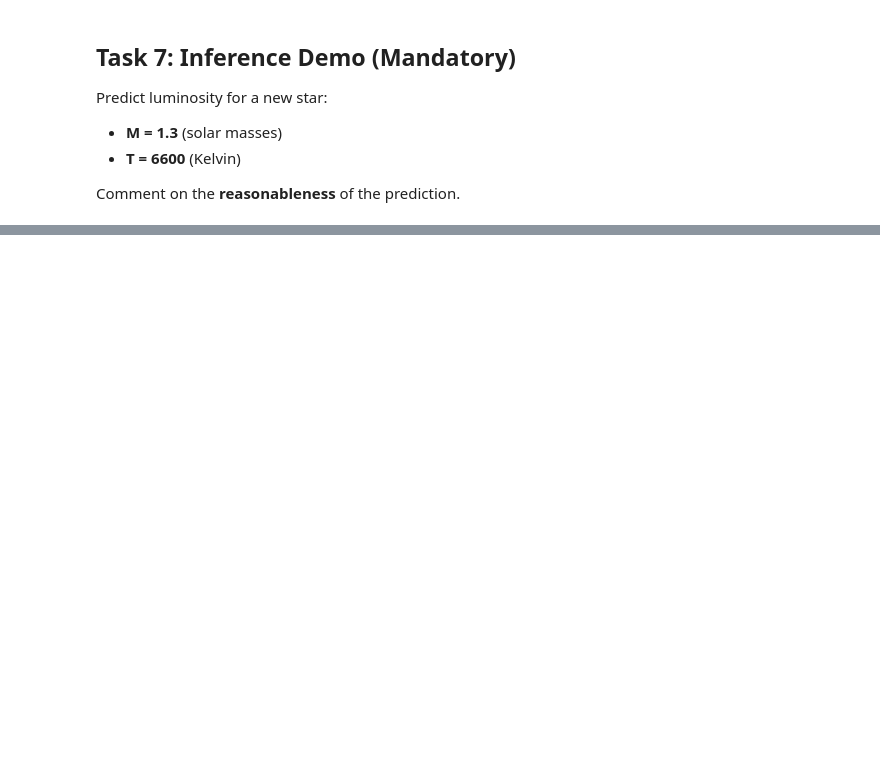
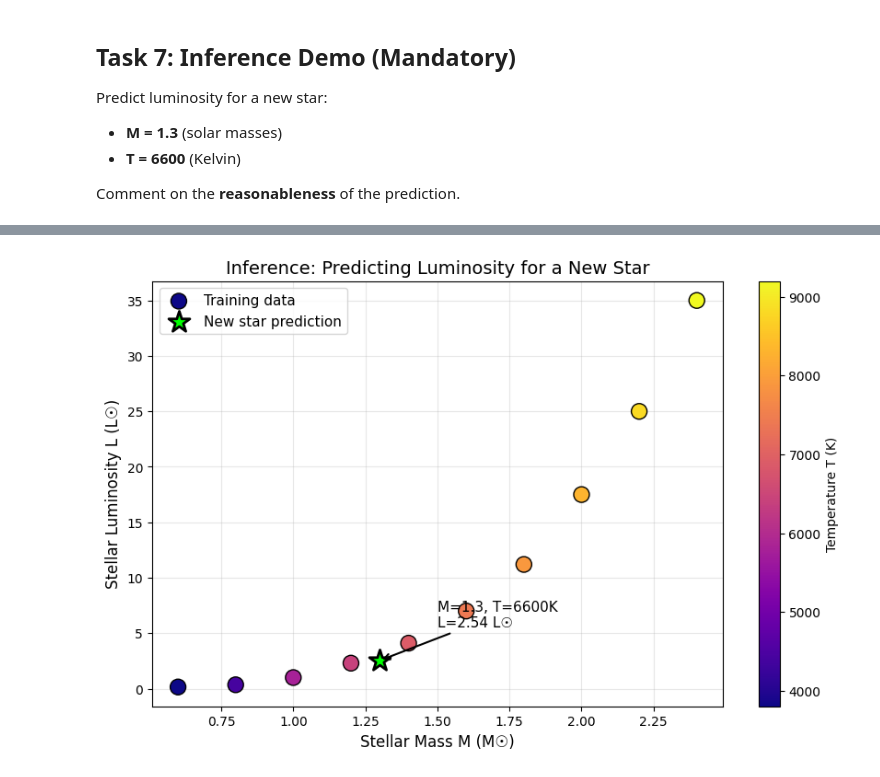
Before and after one commit to AnderssonProgramming/linear-poly-regression-aws-ai, a Jupyter notebook: 02_part2_polyreg.ipynb, the cells around one changed output, grey strips where cells are left out. Drawn from its saved outputs; the diff is of its cells as text; code cells hidden in the pictures; blank space fills up the shorter version.

```diff
--- a/02_part2_polyreg.ipynb
+++ b/02_part2_polyreg.ipynb
@@ -467,11 +831,98 @@ Predict luminosity for a new star:
 Comment on the **reasonableness** of the prediction.
 # %%
 # Task 7: Inference Demo (Mandatory)
+
+print("=" * 70)
+print("INFERENCE DEMO: Predicting Luminosity for a New Star")
+print("=" * 70)
 
 # New star parameters
 M_new = 1.3  # solar masses
 T_new = 6600  # Kelvin
 
-# TODO: Build feature vector for the new star
-# TODO: Predict luminosity using trained model (M3)
-# TODO: Comment on the reasonableness of the prediction
+print(f"\nNew Star Properties:")
+print(f"  Mass (M): {M_new} M☉")
+print(f"  Temperature (T): {T_new} K")
+
+# Build feature vector for the new star (M3 model)
+# Features: [M, T, M², M·T]
+X_new_raw = np.array([[M_new, T_new, M_new**2, M_new * T_new]])
+print(f"\nRaw feature vector: {X_new_raw[0]}")
+
+# Scale using the same parameters from training
+X_new_scaled = (X_new_raw - X_M3_means) / X_M3_stds
+print(f"Scaled feature vector: {X_new_scaled[0]}")
+
+# Predict luminosity using trained model (M3)
+L_predicted = predict_poly(X_new_scaled, w_M3, b_M3)[0]
+
+print(f"\n{'=' * 50}")
+print(f"PREDICTION RESULT")
+print(f"{'=' * 50}")
+print(f"  Predicted Luminosity: {L_predicted:.2f} L☉")
+
+# Compare with training data to assess reasonableness
+print(f"\n{'=' * 70}")
+print("REASONABLENESS ANALYSIS")
+print("=" * 70)
+
+# Find neighboring stars in the training set
+print("\nComparison with Training Data:")
+print(f"{'Star':<6} {'Mass (M☉)':<12} {'Temp (K)':<12} {'Luminosity (L☉)':<15}")
+print("-" * 50)
+for i in range(len(M)):
+    marker = " <-- closest" if abs(M[i] - M_new) < 0.15 else ""
+    print(f"{i+1:<6} {M[i]:<12} {T[i]:<12} {L[i]:<15}{marker}")
+
+# Interpolation check
+print(f"\n Analysis:")
+print(f"  - New star M = {M_new} is between training stars with M = 1.2 and M = 1.4")
+print(f"  - Training luminosities: L(M=1.2) = 2.30 L☉, L(M=1.4) = 4.10 L☉")
+print(f"  - Predicted L = {L_predicted:.2f} L☉ falls within this range ✓")
+
+# Physical reasonableness check
+print(f"\n Physical Interpretation:")
+print(f"  - The prediction of {L_predicted:.2f} L☉ is physically reasonable.")
+print(f"  - Stars with M ≈ 1.3 M☉ and T ≈ 6600 K are similar to our Sun (M=1, T≈5800K)")
+print(f"  - The Sun has L = 1 L☉, so a slightly more massive and hotter star")
+print(f"    should have L > 1 L☉, which matches our prediction.")
+
+# Visualization
+plt.figure(figsize=(10, 6))
+
+# Plot training data
+scatter = plt.scatter(M, L, c=T, cmap='plasma', s=150, edgecolors='black',
+                      label='Training data', zorder=2)
+plt.colorbar(scatter, label='Temperature T (K)')
+
+# Plot new prediction
+plt.scatter([M_new], [L_predicted], c='lime', s=300, marker='*',
+            edgecolors='black', linewidths=2, label=f'New star prediction', zorder=3)
+
+# Annotate the prediction
+plt.annotate(f'M={M_new}, T={T_new}K\nL={L_predicted:.2f} L☉',
+             xy=(M_new, L_predicted), xytext=(M_new + 0.2, L_predicted + 3),
+             fontsize=11, ha='left',
+             arrowprops=dict(arrowstyle='->', color='black', lw=1.5))
+
+plt.xlabel("Stellar Mass M (M☉)", fontsize=12)
+plt.ylabel("Stellar Luminosity L (L☉)", fontsize=12)
+plt.title("Inference: Predicting Luminosity for a New Star", fontsize=14)
+plt.legend(loc='upper left', fontsize=11)
+plt.grid(True, alpha=0.3)
+plt.show()
+
+print(f"\n{'=' * 70}")
+print("CONCLUSION")
+print("=" * 70)
+print(f"""
+The trained polynomial regression model (M3) successfully predicts that a star
+with M = {M_new} M☉ and T = {T_new} K has a luminosity of approximately
+{L_predicted:.2f} L☉.
+
+This prediction is:
+  ✓ Consistent with the training data (interpolates well)
+  ✓ Physically reasonable (more massive/hotter → more luminous)
+  ✓ Within expected bounds based on stellar physics
+""")
+# %% [output]
@@ -477,0 +946 @@ T_new = 6600  # Kelvin
+[figure, added]
```
Also changed, not shown: parts of 4 cells of this notebook.
